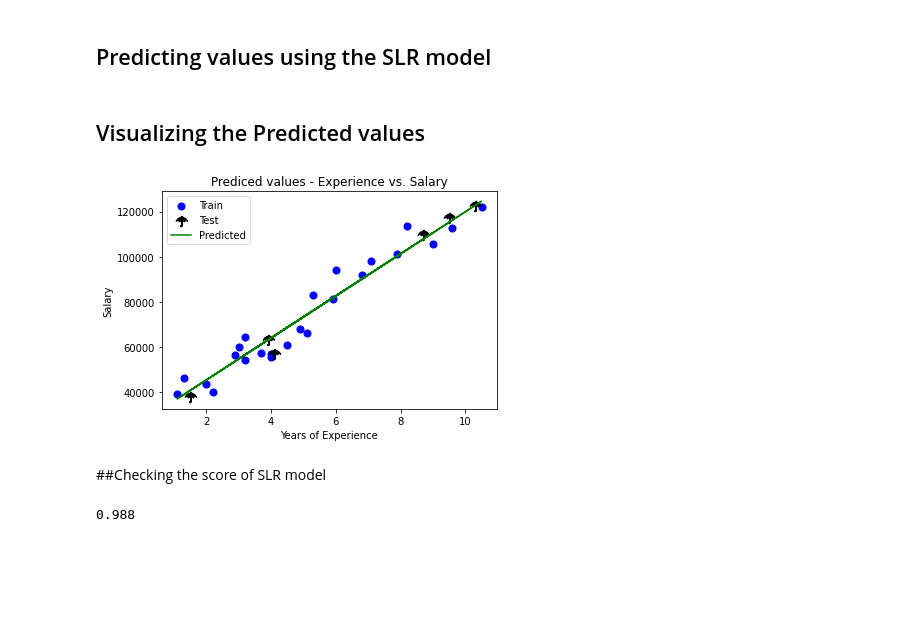
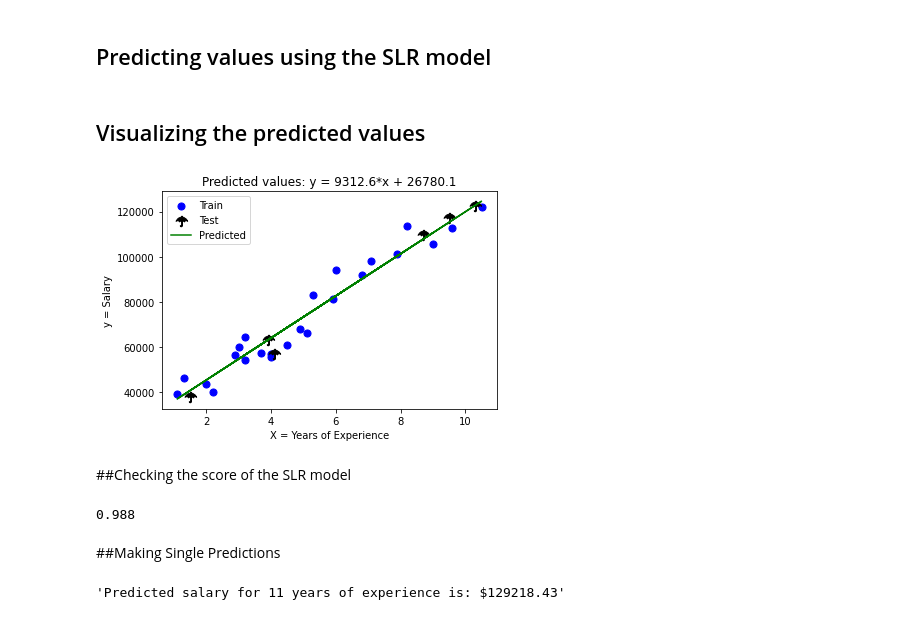
Before and after one commit to gabrielborja/machine_learning, a Jupyter notebook: 02_linear_regression_models.ipynb, the cells around one changed output. Cells and saved outputs as stored; diff of their text form; code cells hidden in the pictures; blank space fills up the shorter version.

```diff
--- a/02_linear_regression_models.ipynb
+++ b/02_linear_regression_models.ipynb
@@ -63,23 +72,25 @@ LinearRegression()
 #Predicting the test sets results
 y_pred = regressor1.predict(X_test)
 # %% [markdown]
-## Visualizing the Predicted values
+## Visualizing the predicted values
 # %%
-#Plotting the test set results
+#Plotting the results from the predictions
 plt.scatter(X_train, y_train, color='blue', s=50, label='Train')
 plt.scatter(X_test, y_test, color='black', marker=r'$☂$', s=150, label='Test')
 plt.plot(X_train, regressor1.predict(X_train), color = 'green', label='Predicted')
-plt.title('Prediced values - Experience vs. Salary')
-plt.xlabel('Years of Experience')
-plt.ylabel('Salary')
+plt.title(f'Predicted values: y = {round(regressor1.coef_[0], 1)}*x + {round(regressor1.intercept_, 1)}')
+plt.xlabel('X = Years of Experience')
+plt.ylabel('y = Salary')
 plt.legend()
 plt.show()
 # %% [output]
-[figure, old version]
+[figure, new version]
 # %% [markdown]
-##Checking the score of SLR model
+##Checking the score of the SLR model
 # %%
 #Checking the score of the predicted values
 round(regressor1.score(X_test, y_test), 3)
 # %% [output]
 0.988
+# %% [markdown]
+##Making Single Predictions
@@ -85,0 +106,5 @@ round(regressor1.score(X_test, y_test), 3)
+# %%
+#Predicting numeric values from input
+slr_predict(11)
+# %% [output]
+'Predicted salary for 11 years of experience is: $129218.43'
```
Also changed, not shown: parts of 28 cells of this notebook.
